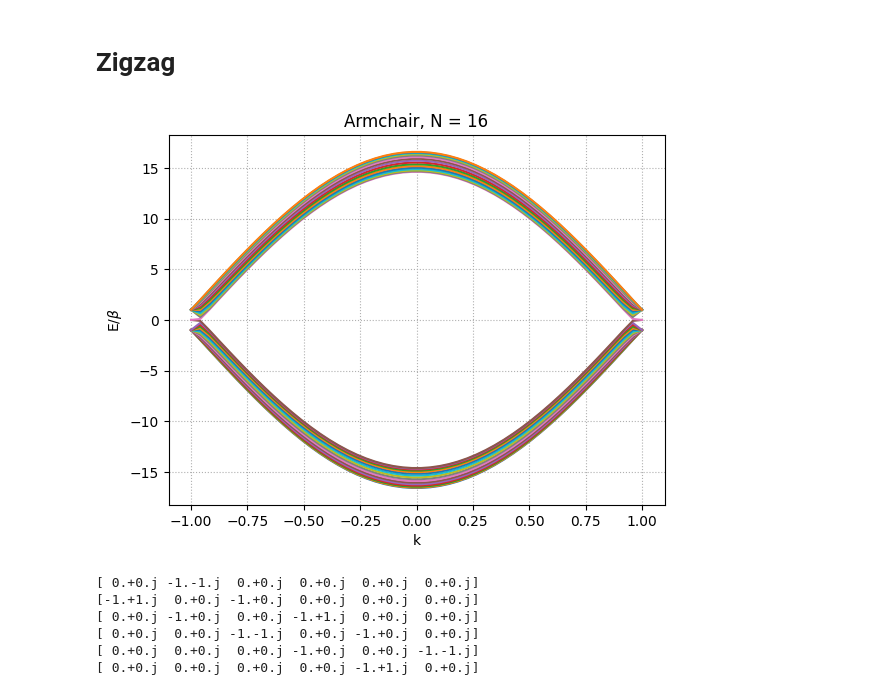
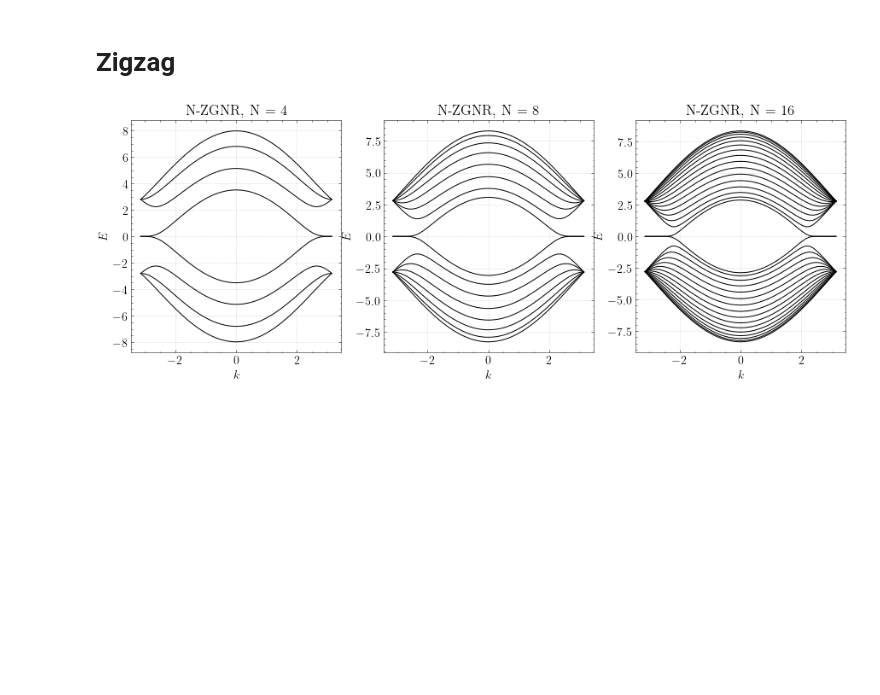
Before and after one commit to franklinzppa/electronic-structure, a Jupyter notebook: nanoribbons/nanoribbons.ipynb, the cells around one changed output. Drawn from its saved outputs; the diff is of its cells as text; code cells hidden in the pictures; blank space fills up the shorter version.

```diff
--- a/nanoribbons/nanoribbons.ipynb
+++ b/nanoribbons/nanoribbons.ipynb
@@ -100,9 +86,0 @@ for idx, k in enumerate(k_array):
-# %%
-plt.plot(k_array/np.pi, E_array)
-plt.xlabel('k')
-plt.ylabel(r'E/$\beta$')
-plt.title(f'Armchair, N = {N}')
-plt.grid(ls=':')
-plt.show()
-# %% [output]
-[figure, removed]
@@ -147,10 +86,0 @@ for i in range(2*N):
-# %%
-for i in range(2*N):
-    print(H[i])
-# %% [output]
-[ 0.+0.j -1.-1.j  0.+0.j  0.+0.j  0.+0.j  0.+0.j]
-[-1.+1.j  0.+0.j -1.+0.j  0.+0.j  0.+0.j  0.+0.j]
-[ 0.+0.j -1.+0.j  0.+0.j -1.+1.j  0.+0.j  0.+0.j]
-[ 0.+0.j  0.+0.j -1.-1.j  0.+0.j -1.+0.j  0.+0.j]
-[ 0.+0.j  0.+0.j  0.+0.j -1.+0.j  0.+0.j -1.-1.j]
-[ 0.+0.j  0.+0.j  0.+0.j  0.+0.j -1.+1.j  0.+0.j]
@@ -156,0 +107,34 @@ for i in range(2*N):
+# %%
+alpha = 0.0
+beta = 2.8
+a = 1.0
+
+E_Z4 = diagonalize(N=4, hamiltonian_function=make_NZGNR_hamiltonian)
+E_Z8 = diagonalize(N=8, hamiltonian_function=make_NZGNR_hamiltonian)
+E_Z16 = diagonalize(N=16, hamiltonian_function=make_NZGNR_hamiltonian)
+# %%
+plt.figure(figsize=(15,5))
+plt.subplot(1,3,1)
+plt.plot(k_array, E_Z4, c='k')
+plt.xlabel('$k$')
+plt.ylabel('$E$')
+plt.title(f'N-ZGNR, N = 4')
+plt.grid(ls=':')
+
+plt.subplot(1,3,2)
+plt.plot(k_array, E_Z8, c='k')
+plt.xlabel('$k$')
+plt.ylabel('$E$')
+plt.title(f'N-ZGNR, N = 8')
+plt.grid(ls=':')
+
+plt.subplot(1,3,3)
+plt.plot(k_array, E_Z16, c='k')
+plt.xlabel('$k$')
+plt.ylabel('$E$')
+plt.title(f'N-ZGNR, N = 16')
+plt.grid(ls=':')
+
+plt.show()
+# %% [output]
+[figure, added]
```
Also changed, not shown: parts of 9 cells of this notebook.
